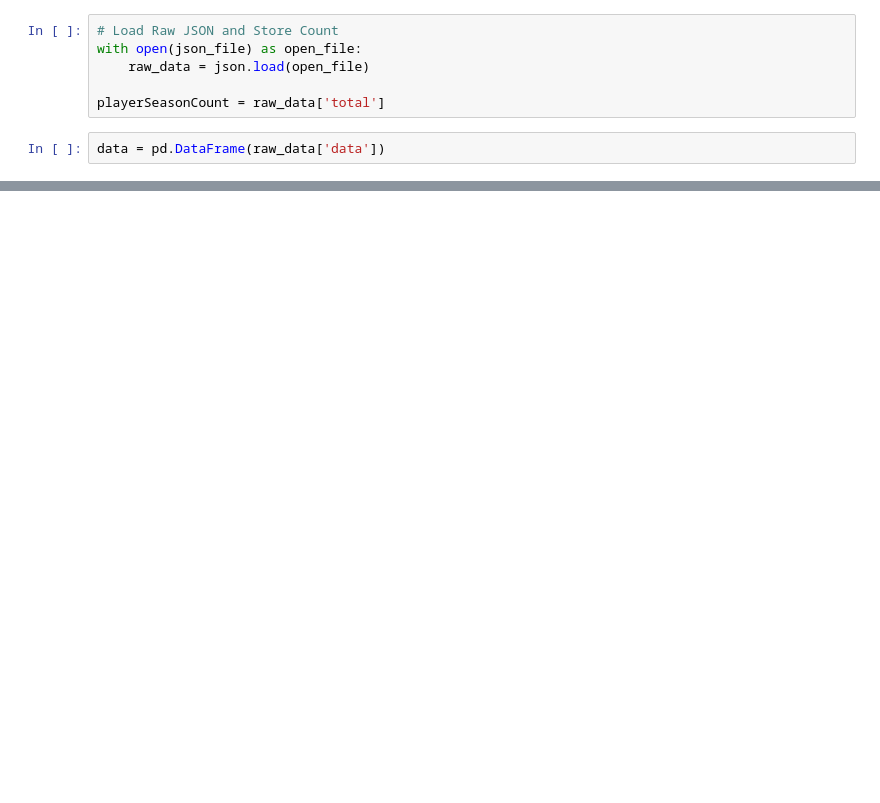
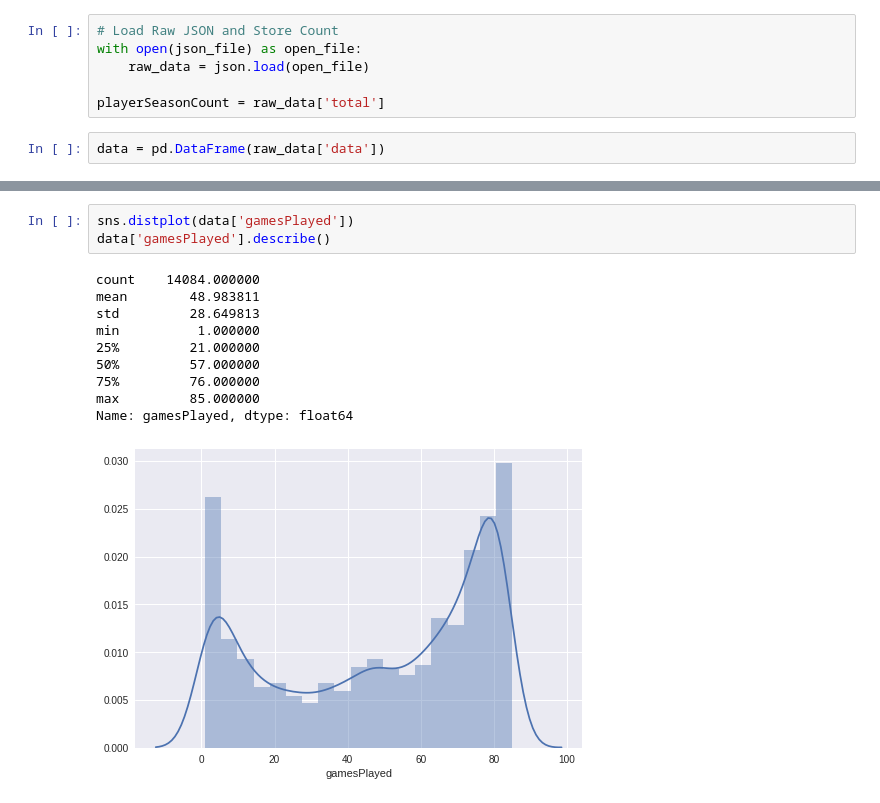
Before and after one commit to mshdavis/hockey_player_generator, a Jupyter notebook: modeling/data_exploration.ipynb, the cells around one changed output, grey strips where cells are left out. Cells and saved outputs as stored; diff of their text form; blank space fills up the shorter version.

```diff
--- a/modeling/data_exploration.ipynb
+++ b/modeling/data_exploration.ipynb
@@ -75,0 +109,14 @@ array([[<matplotlib.axes._subplots.AxesSubplot object at 0x...>,
+# %%
+sns.distplot(data['gamesPlayed'])
+data['gamesPlayed'].describe()
+# %% [output]
+count    14084.000000
+mean        48.983811
+std         28.649813
+min          1.000000
+25%         21.000000
+50%         57.000000
+75%         76.000000
+max         85.000000
+Name: gamesPlayed, dtype: float64
+[figure, added]
```
Also changed, not shown: parts of 20 cells of this notebook.
